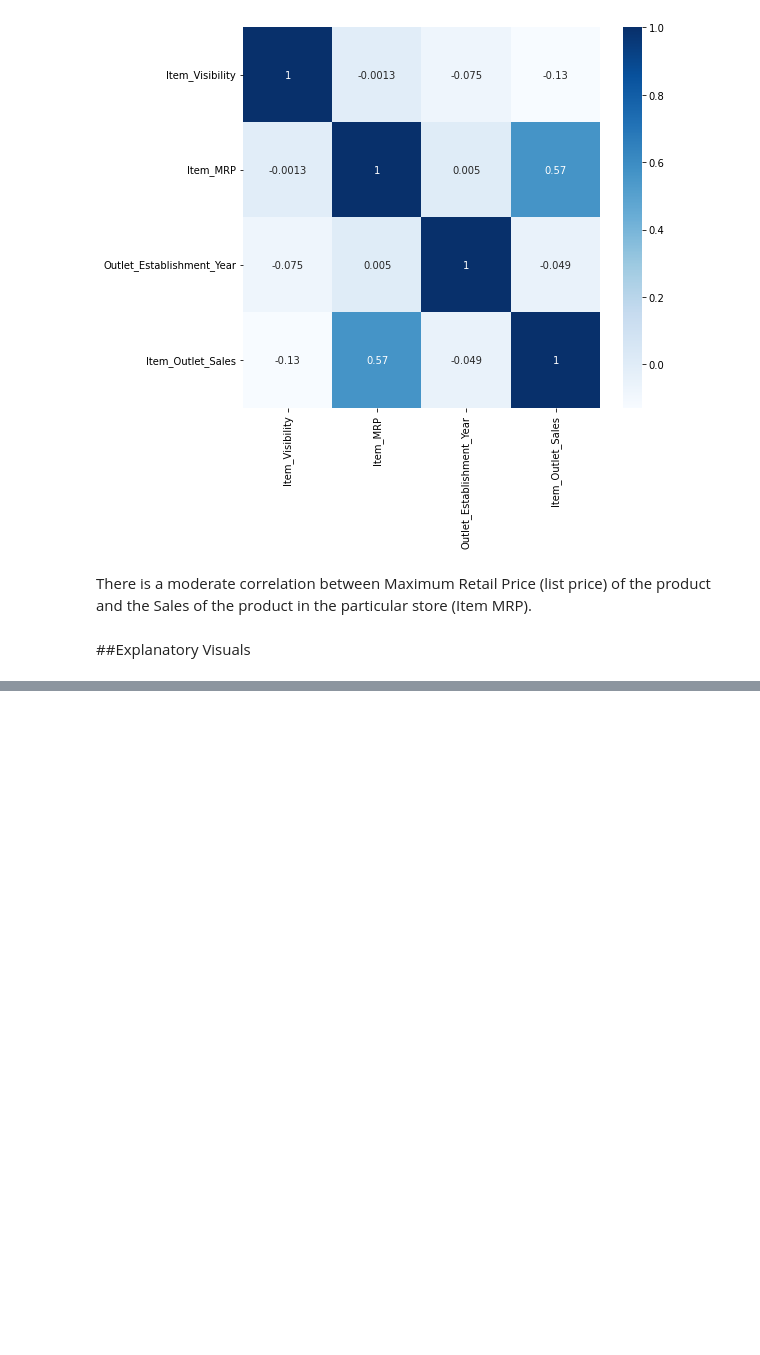
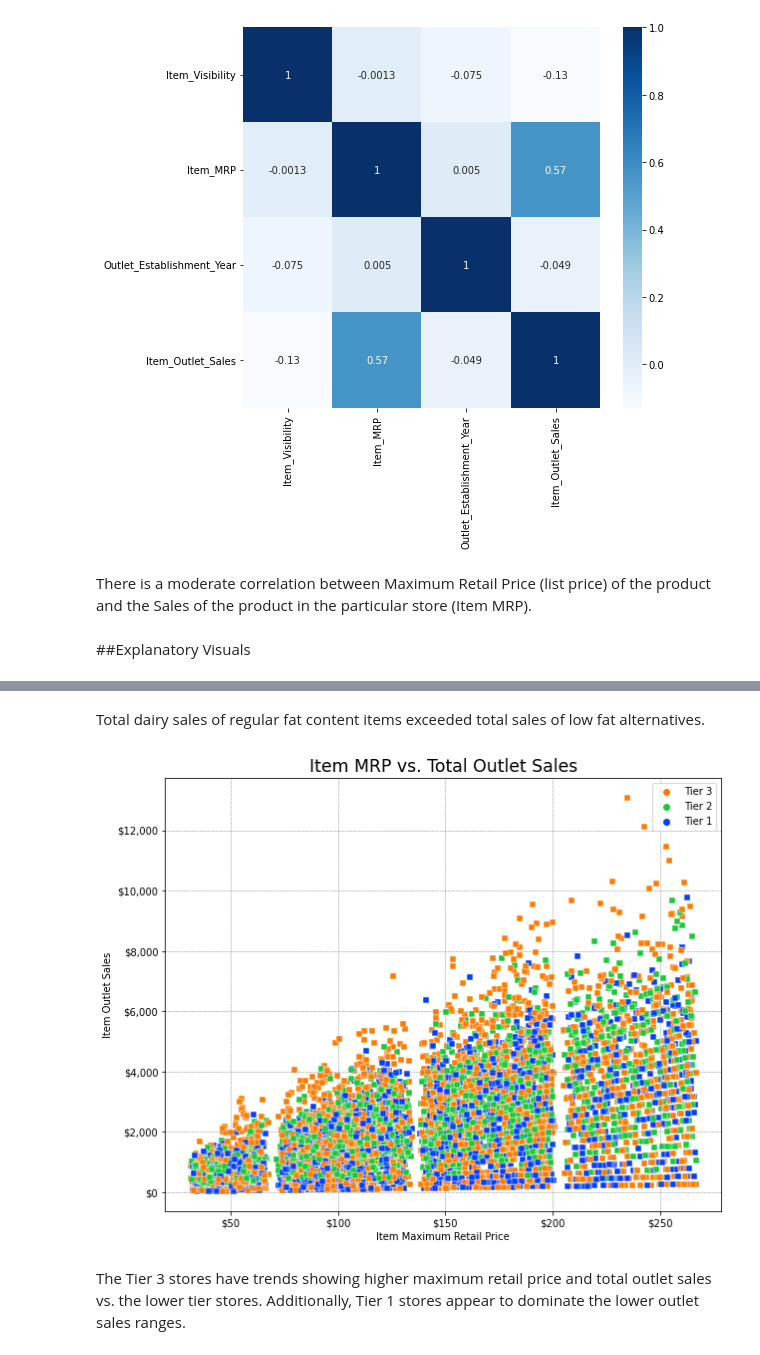
Before and after one commit to craiggossen/Projects, a Jupyter notebook: food_sales_predictions.ipynb, the cells around one changed output, grey strips where cells are left out. Saved outputs shown, nothing was run; the diff lists cells and outputs as text; code cells hidden in the pictures; blank space fills up the shorter version.

```diff
--- a/food_sales_predictions.ipynb
+++ b/food_sales_predictions.ipynb
@@ -349,0 +380,38 @@ There is a moderate correlation between Maximum Retail Price (list price) of the
+# %% [markdown]
+Total dairy sales of regular fat content items exceeded total sales of low fat alternatives.
+# %%
+#Max product prices relation to total outlet sales by tier
+
+#Function for formating axes
+from matplotlib.ticker import FuncFormatter
+
+def thousands(x, pos):
+      #adds comma to the value, removes decimals
+      return f"${x:,.0f}"
+
+#Create scatterplot
+fig,ax = plt.subplots(figsize=(10, 8))
+order1 = df.Outlet_Location_Type.value_counts(ascending = False)
+sns.scatterplot(data = df, x = 'Item_MRP', y = 'Item_Outlet_Sales', hue = 'Outlet_Location_Type', palette = 'bright', marker = 's');
+
+ax.set_xlabel('Item Maximum Retail Price')
+ax.set_ylabel('Item Outlet Sales')
+ax.set_title('Item MRP vs. Total Outlet Sales', size = 'xx-large')
+ax.grid(color = 'gray', linestyle = '--', linewidth = 0.5)
+
+formatter = FuncFormatter(thousands)
+ax.yaxis.set_major_formatter(formatter)
+ax.xaxis.set_major_formatter(formatter)
+
+#Changing legend order
+handles, labels = plt.gca().get_legend_handles_labels()
+order = [1,2,0]
+plt.legend([handles[i] for i in order], [labels[i] for i in order])
+
+#Citation: https://www.geeksforgeeks.org/how-to-change-order-of-items-in-matplotlib-legend/
+
+plt.show()
+# %% [output]
+[figure, added]
+# %% [markdown]
+The Tier 3 stores have trends showing higher maximum retail price and total outlet sales vs. the lower tier stores. Additionally, Tier 1 stores appear to dominate the lower outlet sales ranges.
```
Also changed, not shown: parts of 5 cells of this notebook.
